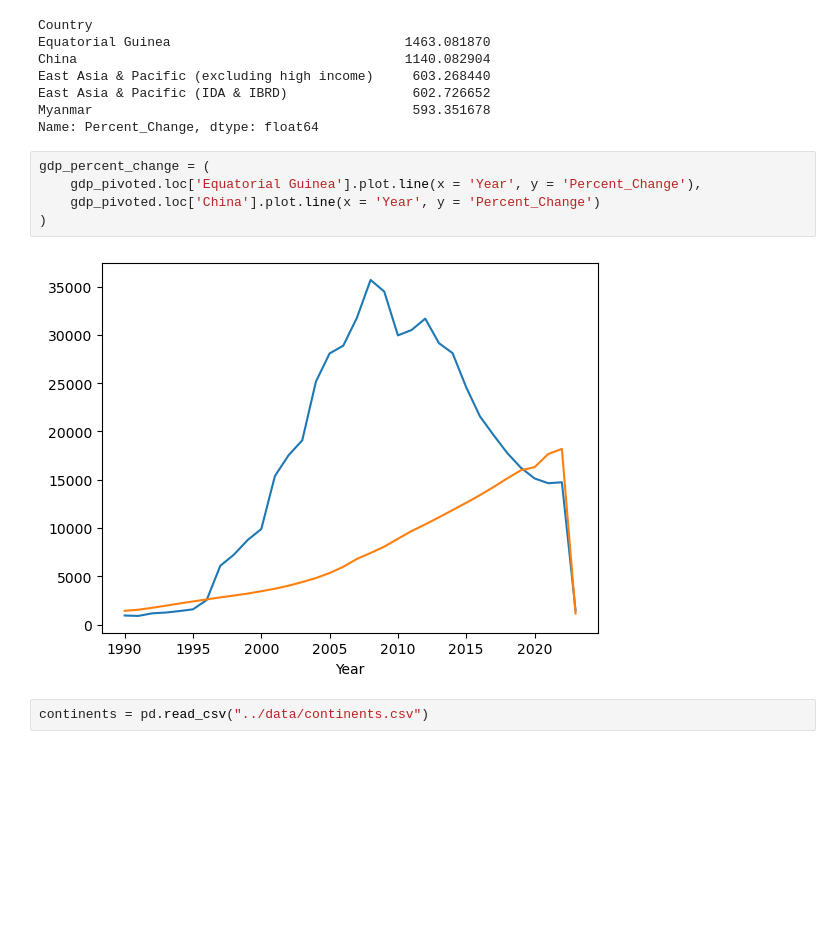
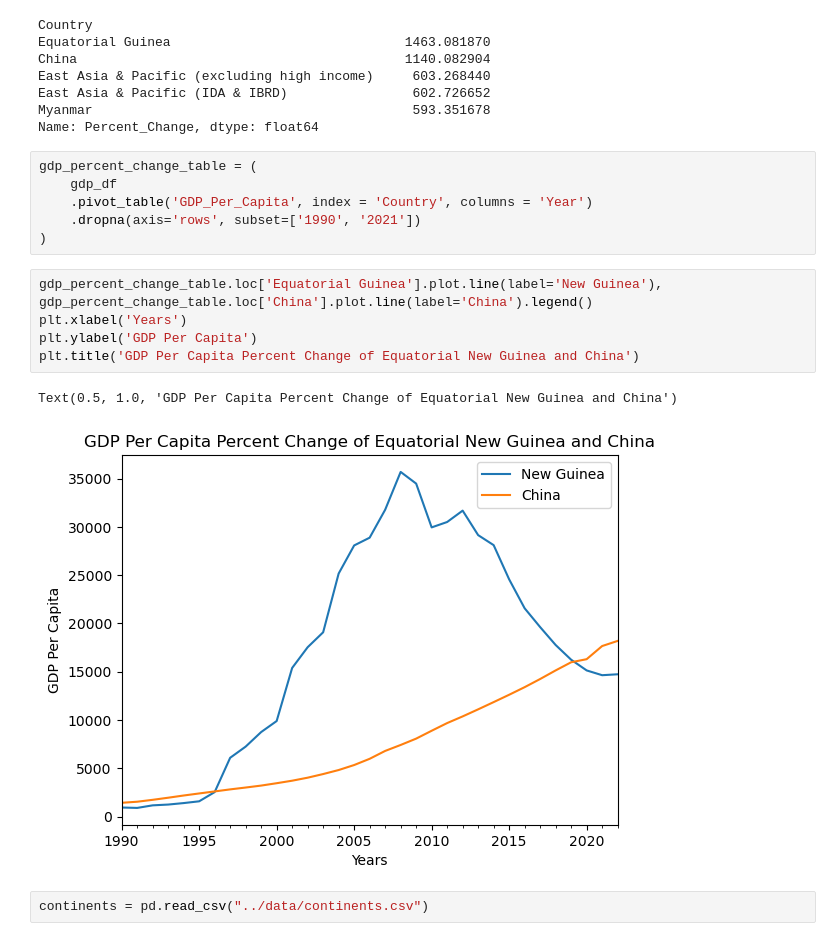
Before and after one commit to nss-data-science-cohort-8/un-exploration-Mythical-clj, a Jupyter notebook: notebooks/UN_Data_Exploration.ipynb, the cells around one changed output. Drawn from its saved outputs; the diff is of its cells as text; blank space fills up the shorter version.

```diff
--- a/notebooks/UN_Data_Exploration.ipynb
+++ b/notebooks/UN_Data_Exploration.ipynb
@@ -207,12 +182,20 @@ East Asia & Pacific (IDA & IBRD)                602.726652
 Myanmar                                         593.351678
 Name: Percent_Change, dtype: float64
 # %%
-gdp_percent_change = (
-    gdp_pivoted.loc['Equatorial Guinea'].plot.line(x = 'Year', y = 'Percent_Change'),
-    gdp_pivoted.loc['China'].plot.line(x = 'Year', y = 'Percent_Change')
+gdp_percent_change_table = (
+    gdp_df
+    .pivot_table('GDP_Per_Capita', index = 'Country', columns = 'Year')
+    .dropna(axis='rows', subset=['1990', '2021'])
 )
-# %% [output]
-[figure, removed]
+# %%
+gdp_percent_change_table.loc['Equatorial Guinea'].plot.line(label='New Guinea'),
+gdp_percent_change_table.loc['China'].plot.line(label='China').legend()
+plt.xlabel('Years')
+plt.ylabel('GDP Per Capita')
+plt.title('GDP Per Capita Percent Change of Equatorial New Guinea and China')
+# %% [output]
+Text(0.5, 1.0, 'GDP Per Capita Percent Change of Equatorial New Guinea and China')
+[figure, added]
 # %%
 continents = pd.read_csv("../data/continents.csv")
 # %% [markdown]
```
Also changed, not shown: parts of 10 cells of this notebook.
